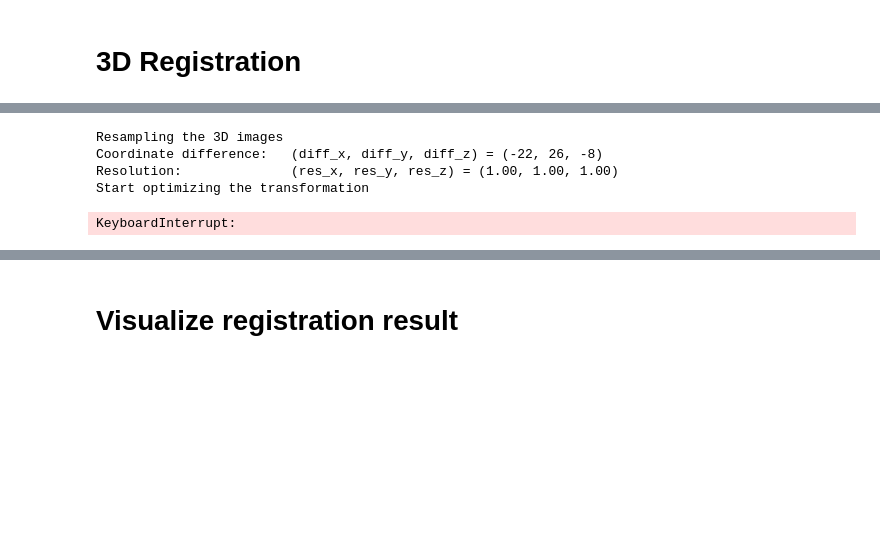
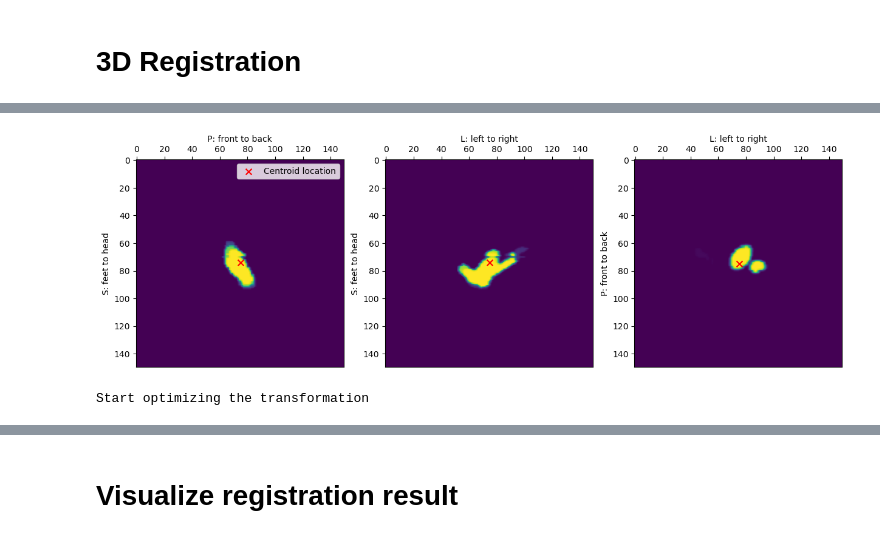
Before and after one commit to CoNG-harvard/robotic-ultrasound, a Jupyter notebook: notebooks/UltrasoundNavigation/Re-writing Registration from Scratch.ipynb, the cells around one changed output, grey strips where cells are left out. Saved outputs shown, nothing was run; the diff lists cells and outputs as text; code cells hidden in the pictures; blank space fills up the shorter version.

```diff
--- a/notebooks/UltrasoundNavigation/Re-writing Registration from Scratch.ipynb
+++ b/notebooks/UltrasoundNavigation/Re-writing Registration from Scratch.ipynb
@@ -204,29 +218,34 @@ plt.show()
+# %%
+# shifted_us
+# centroid_offset = sitk.TranslationTransform(3, -us_centroid_physical+ct_centroid_physical)
+# shifted_us_plus = sitk.Resample(vessel_us, centroid_offset)
+# visualize_vessel(shifted_us_plus)
+# sitk.WriteImage(shifted_us_plus,'shifted_us_plus.nii.gz')
+us_centroid_physical = get_centroid_loc(vessel_us)
+ct_centroid_physical = get_centroid_loc(vessel_ct)
+centroid_offset = sitk.TranslationTransform(3, us_centroid_physical-ct_centroid_physical)
+shifted_us = sitk.Resample(vessel_us,vessel_ct, centroid_offset)
+shifted_us = central_normalize_img(shifted_us,150)
+
+sitk.WriteImage(shifted_us,'shifted_us.nii.gz')
+visualize_vessel(shifted_us)
+# %% [output]
+[figure, added]
 # %%
-sitk.WriteImage(fixed_image,'vessel_ct_resample.nii.gz')
-# First, we calculate the centroid and move (=attach) ultrasound image to ct image
+## https://simpleitk.org/SPIE2019_COURSE/04_basic_registration.html
 
-cx_us, cy_us, cz_us = np.round(centroid3(np.squeeze(us_img_1))).astype(np.int32)
-cx_ct, cy_ct, cz_ct = np.round(centroid3(np.squeeze(img_ct))).astype(np.int32)
-diff_x = cx_us-cx_ct
-diff_y = cy_us-cy_ct
-diff_z = cz_us-cz_ct
-print("Coordinate difference:\t (diff_x, diff_y, diff_z) = (%d, %d, %d)"%(diff_x, diff_y, diff_z))
-print("Resolution: \t\t (res_x, res_y, res_z) = (%.2f, %.2f, %.2f)"%(ref_dx,ref_dy,ref_dz))
-# Usually vessel images are apart from each other.
-# Move the ultrasound image using centroid: now ultrasound and ct vessels are close, which is good for the rigid registration.
+# Some type casting is needed on the vessel_ct for the registration code to work
+fixed_image = sitk.GetImageFromArray(sitk.GetArrayFromImage(vessel_ct).astype(np.float64))
+fixed_image.SetOrigin(vessel_ct.GetOrigin())
+fixed_image.SetSpacing(vessel_ct.GetSpacing())
 
-img_us_move_centroid = interp3((xr-diff_x), (yr-diff_y), (zr-diff_z), us_img_1, xr, yr, zr)
-moving_image = sitk.GetImageFromArray(img_us_move_centroid)
-moving_image.SetSpacing((ref_dx,ref_dy,ref_dz))
-sitk.WriteImage(moving_image,'vessel_us_resample.nii.gz')
-
-## https://simpleitk.org/SPIE2019_COURSE/04_basic_registration.html
+moving_image = shifted_us
 
 initial_transform = sitk.CenteredTransformInitializer(fixed_image,
                                                       moving_image,
                                                       sitk.Euler3DTransform(),
                                                       sitk.CenteredTransformInitializerFilter.GEOMETRY)
-num_iter = 20
+num_iter = 10
 print('Start optimizing the transformation')
 for ii in trange(num_iter):
     registration_method = sitk.ImageRegistrationMethod()
@@ -243,11 +262,7 @@ for ii in trange(num_iter):
 
     rigid_transform = registration_method.Execute(fixed_image, moving_image)
 
-moving_reg = sitk.Resample(moving_image, fixed_image, rigid_transform, sitk.sitkLinear, 0.0, moving_image.GetPixelID())
+moving_reg = sitk.Resample(moving_image,fixed_image, rigid_transform)
 sitk.WriteImage(moving_reg,'vessel_reg.nii.gz')
 # %% [output]
-Resampling the 3D images
-Coordinate difference:   (diff_x, diff_y, diff_z) = (-22, 26, -8)
-Resolution:              (res_x, res_y, res_z) = (1.00, 1.00, 1.00)
 Start optimizing the transformation
-KeyboardInterrupt:
```
Also changed, not shown: parts of 10 cells of this notebook.
